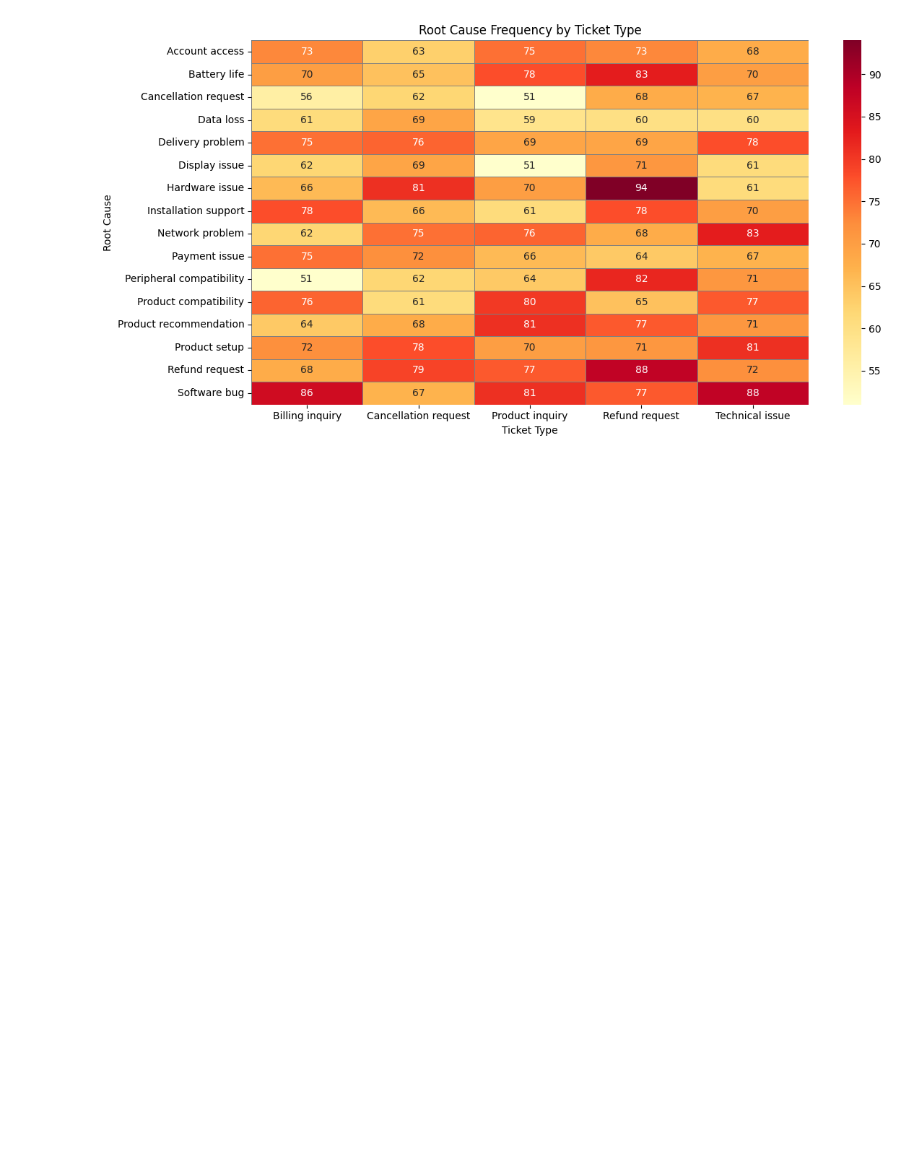
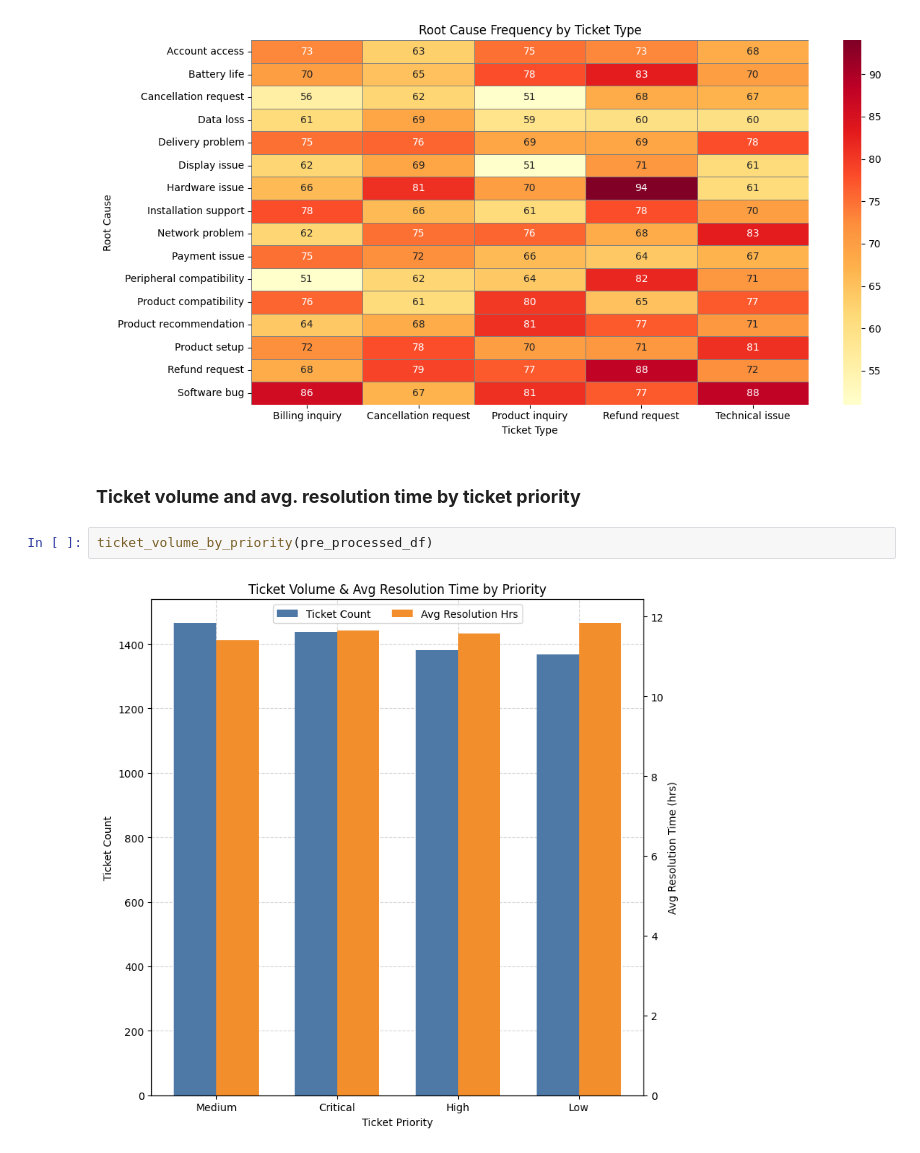
Before and after one commit to Sir-python/FUTURE_DS_02, a Jupyter notebook: Notebooks/Customer_support_analysis.ipynb, the cells around one changed output. Saved outputs shown, nothing was run; the diff lists cells and outputs as text; blank space fills up the shorter version.

```diff
--- a/Notebooks/Customer_support_analysis.ipynb
+++ b/Notebooks/Customer_support_analysis.ipynb
@@ -309,3 +300,9 @@ ticket_by_gender(pre_processed_df)
 root_cause_heatmap(pre_processed_df)
 # %% [output]
 [figure]
+# %% [markdown]
+### **Ticket volume and avg. resolution time by ticket priority**
+# %%
+ticket_volume_by_priority(pre_processed_df)
+# %% [output]
+[figure, added]
```
Also changed, not shown: parts of 14 cells of this notebook, 12 other files.
